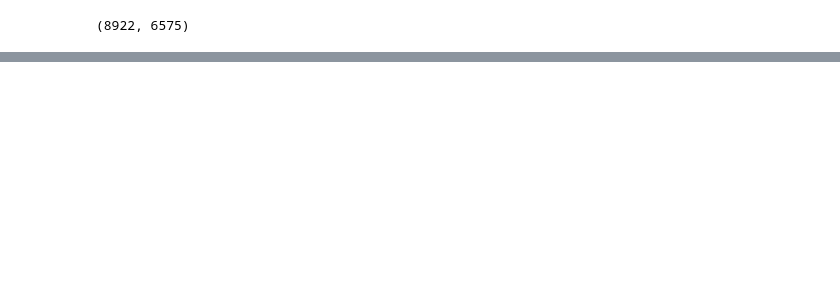
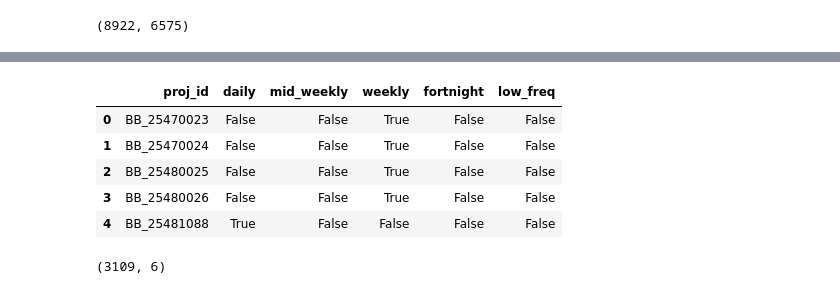
Before and after one commit to basem-AI/BGR_outlier_detection, a Jupyter notebook: filter_t_s.ipynb, the cells around one changed output, grey strips where cells are left out. Drawn from its saved outputs; the diff is of its cells as text; code cells hidden in the pictures; blank space fills up the shorter version.

```diff
--- a/filter_t_s.ipynb
+++ b/filter_t_s.ipynb
@@ -297,3 +306,18 @@ high_freq_t_s.shape
 # %%
 # check the memory usage
 grouped_t_s.memory_usage().sum()
+# %%
+freq_level = pd.read_csv("dataset/time_series/freq_level.csv")
+# %%
+freq_level.head()
+# %% [output]
+|  | proj_id | daily | mid_weekly | weekly | fortnight | low_freq |
+| 0 | BB_25470023 | False | False | True | False | False |
+| 1 | BB_25470024 | False | False | True | False | False |
+| 2 | BB_25480025 | False | False | True | False | False |
+| 3 | BB_25480026 | False | False | True | False | False |
+| 4 | BB_25481088 | True | False | False | False | False |
+# %%
+freq_level[freq_level["daily"]].shape
+# %% [output]
+(3109, 6)
```
Also changed, not shown: parts of 16 cells of this notebook, 2 other files.
